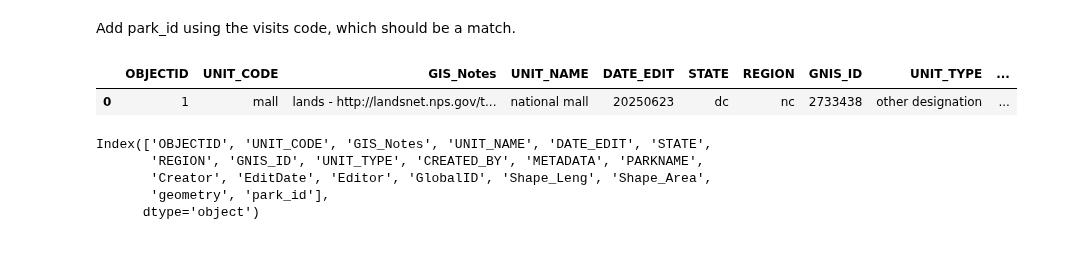
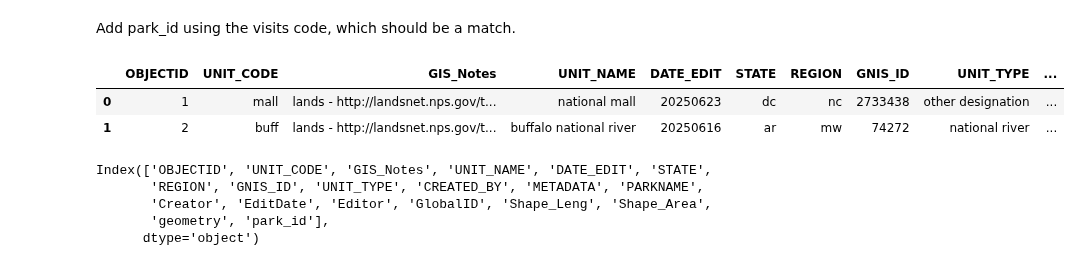
Before and after one commit to jeccalong/NPS_Mortality_Analysis, a Jupyter notebook: Notebooks/aquisitionAndCleaning.ipynb, the cells around one changed output. Saved outputs shown, nothing was run; the diff lists cells and outputs as text; code cells hidden in the pictures.

```diff
--- a/Notebooks/aquisitionAndCleaning.ipynb
+++ b/Notebooks/aquisitionAndCleaning.ipynb
@@ -454,12 +454,12 @@ df_intent_types.head()
 | 3 | 4 | unintentional |
 # %%
 unique_sex = df['sex'].dropna().unique()
-df_sex_types = pd.DataFrame({
+df_sex = pd.DataFrame({
     'sex_id': range(1, len(unique_sex) + 1),
     'sex_name': sorted(unique_sex)
 })
 
-df_sex_types.head()
+df_sex.head()
 # %% [output]
 |  | sex_id | sex_name |
 | 0 | 1 | female |
@@ -569,7 +569,7 @@ memory usage: 374.5+ KB
 #create mapping tables
 cause_to_id = dict(zip(df_cause_types['cause_name'], df_cause_types['cause_id']))
 intent_to_id = dict(zip(df_intent_types['intent_name'], df_intent_types['intent_id']))
-sex_to_id = dict(zip(df_sex_types['sex_name'], df_sex_types['sex_id']))
+sex_to_id = dict(zip(df_sex['sex_name'], df_sex['sex_id']))
 activity_to_id = dict(zip(df_activity_types['activity_name'], df_activity_types['activity_id']))
 park_to_id = dict(zip(df_parks['park_code'], df_parks['park_id']))
 date_to_id = dict(zip(df_dates['date'].dt.date, df_dates['date_id']))
@@ -2695,12 +2775,13 @@ df_geo.to_file("../Data/NPS_Geo.gpkg", driver="GPKG")
 Add park_id using the visits code, which should be a match.
 # %%
 # Add park_id to df_geo using UNIT_CODE
-df_geo['park_id'] = df_geo['UNIT_CODE'].str.lower().map(park_id_map)
+df_geo['park_id'] = df_geo['UNIT_CODE'].str.lower().map(park_id_map).astype('Int64')
 
-df_geo.head(1)
+df_geo.head(2)
 # %% [output]
 |  | OBJECTID | UNIT_CODE | GIS_Notes | UNIT_NAME | DATE_EDIT | STATE | REGION | GNIS_ID | UNIT_TYPE | ... |
 | 0 | 1 | mall | lands - http://landsnet.nps.gov/t... | national mall | 20250623 | dc | nc | 2733438 | other designation | ... |
+| 1 | 2 | buff | lands - http://landsnet.nps.gov/t... | buffalo national river | 20250616 | ar | mw | 74272 | national river | ... |
 # %%
 df_geo.columns
 # %% [output]
```
Also changed, not shown: parts of 18 cells of this notebook, 3 other files.
